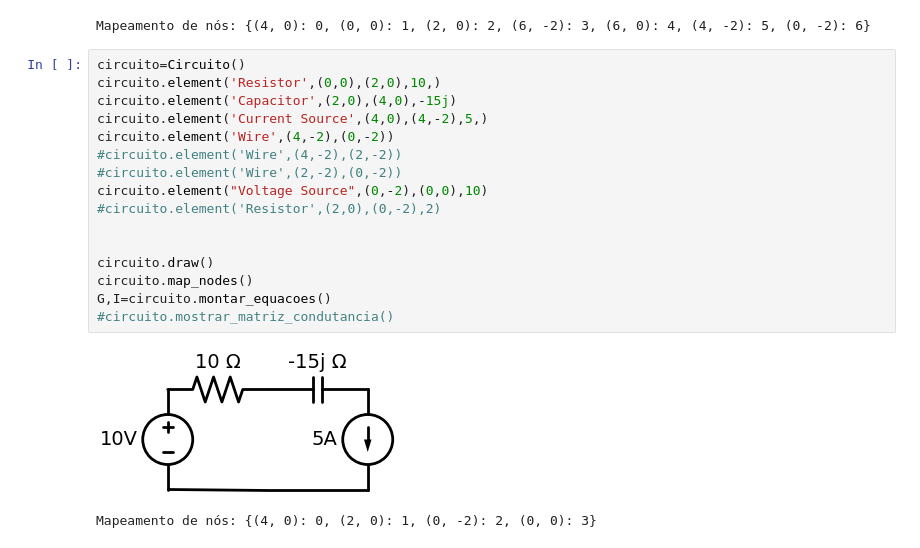
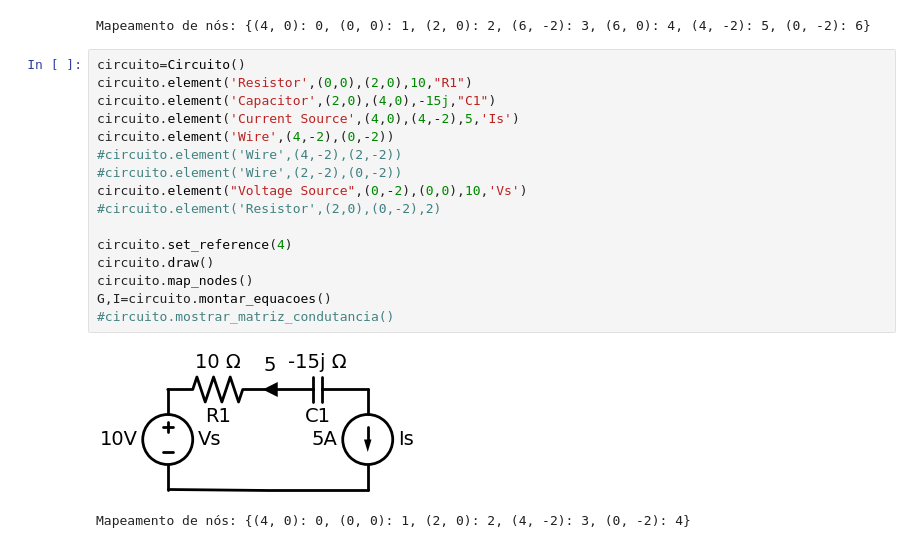
Before and after one commit to ygordealmeida/PhaCircuits, a Jupyter notebook: circuit.ipynb, the cells around one changed output. Drawn from its saved outputs; the diff is of its cells as text.

```diff
--- a/circuit.ipynb
+++ b/circuit.ipynb
@@ -170,23 +158,23 @@ circuito.map_nodes()
 Mapeamento de nós: {(4, 0): 0, (0, 0): 1, (2, 0): 2, (6, -2): 3, (6, 0): 4, (4, -2): 5, (0, -2): 6}
 # %%
 circuito=Circuito()
-circuito.element('Resistor',(0,0),(2,0),10,)
-circuito.element('Capacitor',(2,0),(4,0),-15j)
-circuito.element('Current Source',(4,0),(4,-2),5,)
+circuito.element('Resistor',(0,0),(2,0),10,"R1")
+circuito.element('Capacitor',(2,0),(4,0),-15j,"C1")
+circuito.element('Current Source',(4,0),(4,-2),5,'Is')
 circuito.element('Wire',(4,-2),(0,-2))
 #circuito.element('Wire',(4,-2),(2,-2))
 #circuito.element('Wire',(2,-2),(0,-2))
-circuito.element("Voltage Source",(0,-2),(0,0),10)
+circuito.element("Voltage Source",(0,-2),(0,0),10,'Vs')
 #circuito.element('Resistor',(2,0),(0,-2),2)
 
-
+circuito.set_reference(4)
 circuito.draw()
 circuito.map_nodes()
 G,I=circuito.montar_equacoes()
 #circuito.mostrar_matriz_condutancia()
 # %% [output]
-[figure, old version]
+[figure, new version]
-Mapeamento de nós: {(4, 0): 0, (2, 0): 1, (0, -2): 2, (0, 0): 3}
+Mapeamento de nós: {(4, 0): 0, (0, 0): 1, (2, 0): 2, (4, -2): 3, (0, -2): 4}
 # %%
 G,I = circuito.montar_equacoes()
 print(I)
```
Also changed, not shown: parts of 4 cells of this notebook.
